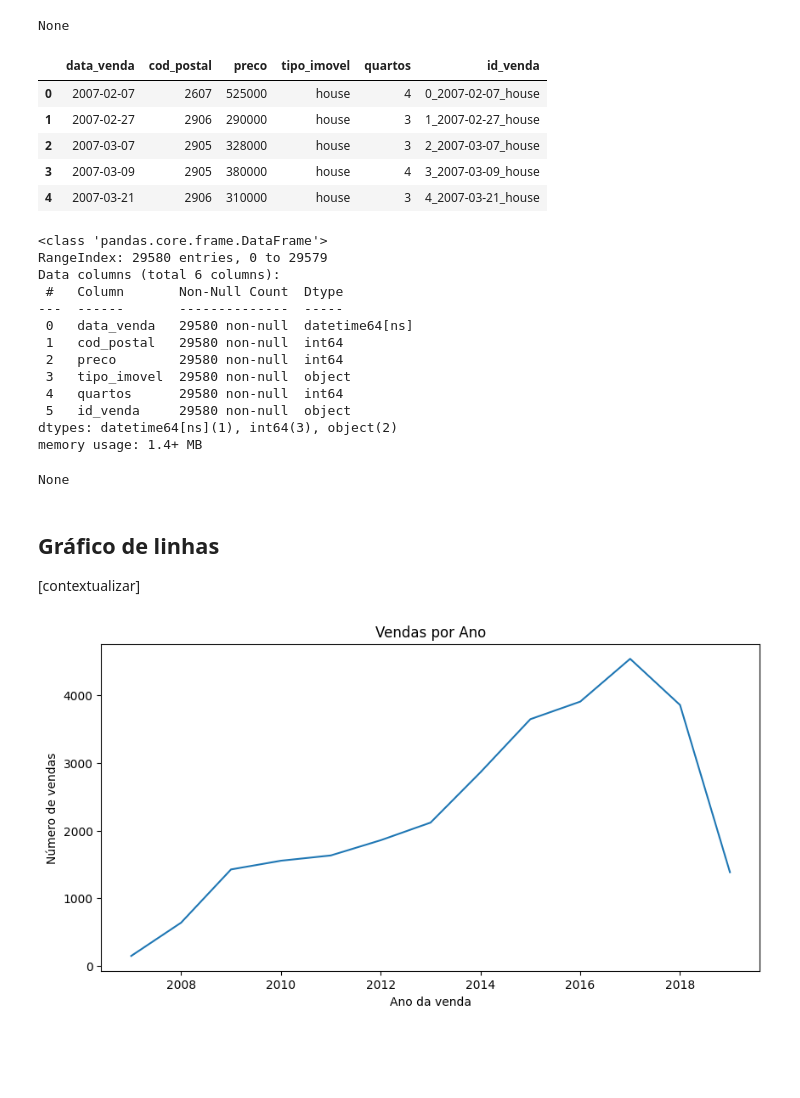
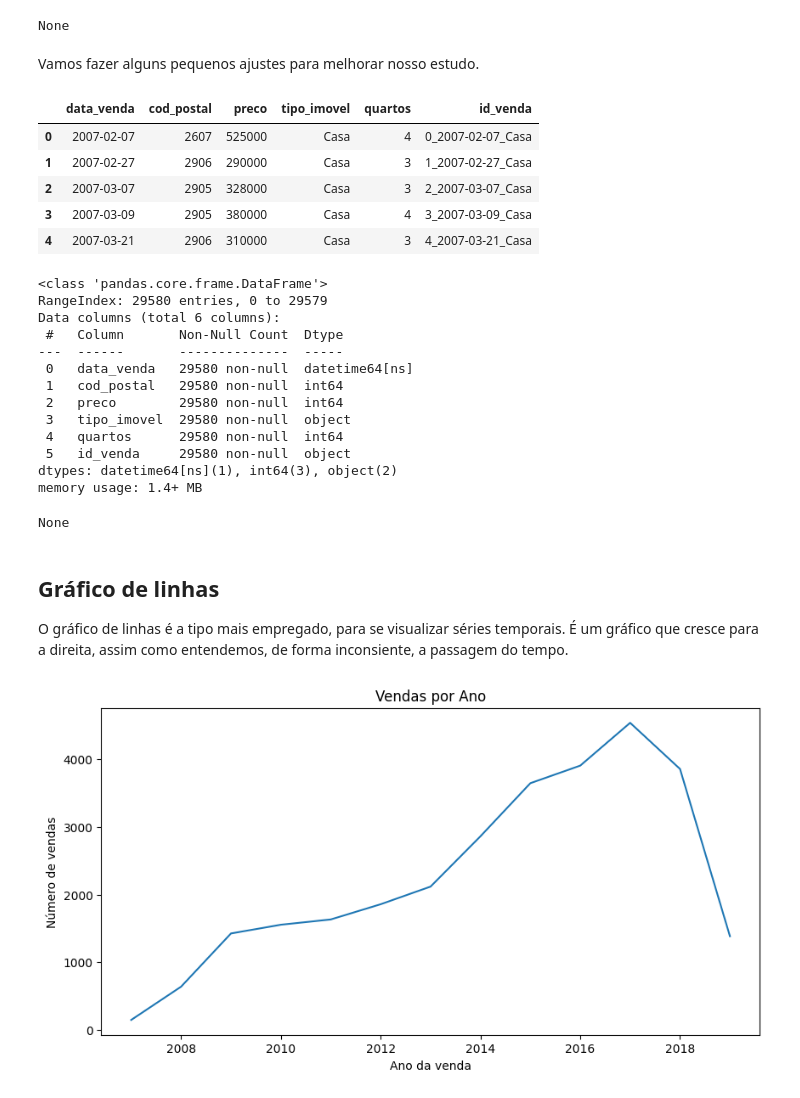
Before and after one commit to lucas-mdsena/python_udemy_module_3, a Jupyter notebook: notebook_matplotlib.ipynb, the cells around one changed output. Cells and saved outputs as stored; diff of their text form; code cells hidden in the pictures; blank space fills up the shorter version.

```diff
--- a/notebook_matplotlib.ipynb
+++ b/notebook_matplotlib.ipynb
@@ -582,32 +584,41 @@ Data columns (total 5 columns):
 dtypes: int64(3), object(2)
 memory usage: 1.1+ MB
 None
+# %% [markdown]
+Vamos fazer alguns pequenos ajustes para melhorar nosso estudo.
 # %%
 # Tradução de colunas
 nomes = {
     'datesold':'data_venda',
     'postcode':'cod_postal',
     'price':'preco',
     'propertyType':'tipo_imovel',
     'bedrooms':'quartos'
 }
 df = df.rename(columns=nomes)
 
+# Tradução dos tipos de imóveis
+imoveis = {
+    'house':'Casa',
+    'unit':'Prédio comercial'
+}
+df = df.replace(imoveis)
+
 # Corrigindo a tipagem da coluna datesold
 df['data_venda'] = pd.to_datetime(df['data_venda'], format='%Y-%m-%d %H:%M:%S')
 
 # Cria uma coluna de ID
 df['id_venda'] = df.index.astype(str) + '_' + df['data_venda'].astype(str) + '_' + df['tipo_imovel']
 
 display(df.head())
 display(df.info())
 # %% [output]
 |  | data_venda | cod_postal | preco | tipo_imovel | quartos | id_venda |
-| 0 | 2007-02-07 | 2607 | 525000 | house | 4 | 0_2007-02-07_house |
-| 1 | 2007-02-27 | 2906 | 290000 | house | 3 | 1_2007-02-27_house |
-| 2 | 2007-03-07 | 2905 | 328000 | house | 3 | 2_2007-03-07_house |
-| 3 | 2007-03-09 | 2905 | 380000 | house | 4 | 3_2007-03-09_house |
-| 4 | 2007-03-21 | 2906 | 310000 | house | 3 | 4_2007-03-21_house |
+| 0 | 2007-02-07 | 2607 | 525000 | Casa | 4 | 0_2007-02-07_Casa |
+| 1 | 2007-02-27 | 2906 | 290000 | Casa | 3 | 1_2007-02-27_Casa |
+| 2 | 2007-03-07 | 2905 | 328000 | Casa | 3 | 2_2007-03-07_Casa |
+| 3 | 2007-03-09 | 2905 | 380000 | Casa | 4 | 3_2007-03-09_Casa |
+| 4 | 2007-03-21 | 2906 | 310000 | Casa | 3 | 4_2007-03-21_Casa |
 <class 'pandas.core.frame.DataFrame'>
 RangeIndex: 29580 entries, 0 to 29579
 Data columns (total 6 columns):
@@ -622,9 +633,9 @@ Data columns (total 6 columns):
 dtypes: datetime64[ns](1), int64(3), object(2)
 memory usage: 1.4+ MB
 None
-# %% [markdown]
-## **Gráfico de linhas**
-[contextualizar]
+# %% [markdown]
+## **Gráfico de linhas**
+O gráfico de linhas é a tipo mais empregado, para se visualizar séries temporais. É um gráfico que cresce para a direita, assim como entendemos, de forma inconsiente, a passagem do tempo.
 # %%
 # Criando uma coluna com o ano da venda
 df['ano_venda'] = df['data_venda'].dt.year
```
Also changed, not shown: parts of 10 cells of this notebook.
